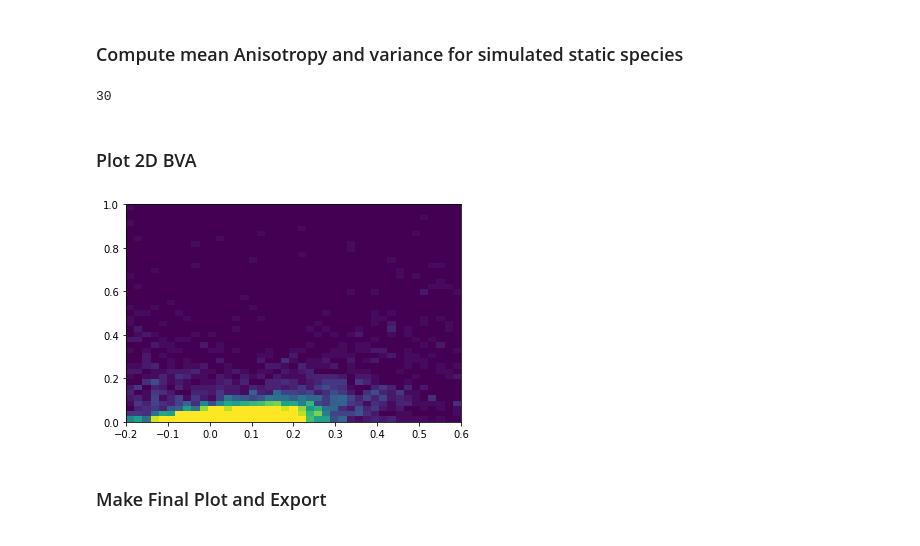
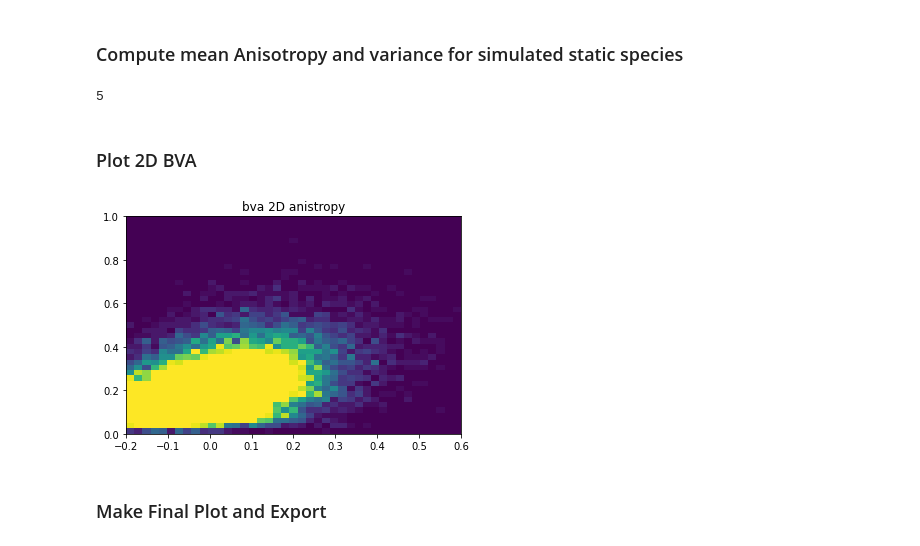
Before and after one commit to SMB-Lab/feda_tools, a Jupyter notebook: notebooks/plot_bva_anisotropy_PTU_v1.ipynb, the cells around one changed output. Saved outputs shown, nothing was run; the diff lists cells and outputs as text; code cells hidden in the pictures.

```diff
--- a/notebooks/plot_bva_anisotropy_PTU_v1.ipynb
+++ b/notebooks/plot_bva_anisotropy_PTU_v1.ipynb
@@ -178,12 +178,12 @@ def average_histogram(
 ## Read single molecule analysis & Correction Parameters
 # %%
 # Load PTU Files
-# file_path = pathlib.Path('//130.127.188.19/projects/FoxP_FKH-DNA/20220314_FoxP1_data_all_NK/20220310_V78C_monomer_NK/V78C_monomer_FoxP1_1hr/burstwise_All 0.2027#30')
-# bid_path = pathlib.Path('//130.127.188.19/projects/FoxP_FKH-DNA/20220314_FoxP1_data_all_NK/20220310_V78C_monomer_NK/V78C_monomer_FoxP1_1hr/burstwise_All 0.2027#30/BIDs_30ph')
+file_path = pathlib.Path('//130.127.188.19/projects/FoxP_FKH-DNA/20220314_FoxP1_data_all_NK/20220310_V78C_monomer_NK/V78C_monomer_FoxP1_1hr/burstwise_All 0.2027#30')
+bid_path = pathlib.Path('//130.127.188.19/projects/FoxP_FKH-DNA/20220314_FoxP1_data_all_NK/20220310_V78C_monomer_NK/V78C_monomer_FoxP1_1hr/burstwise_All 0.2027#30/BIDs_30ph')
 
 ### for testing purposes ###
-file_path = pathlib.Path('C:/Users/2administrator/Documents/source/repos/feda_tools/test data/2022/03_02_22_Troubleshooting_detection_efficiencies/Combined_old_thresholds/burstwise_All 0.2944#60')
-bid_path = pathlib.Path('C:/Users/2administrator/Documents/source/repos/feda_tools/test data/2022/03_02_22_Troubleshooting_detection_efficiencies/Combined_old_thresholds/burstwise_All 0.2944#60/BID/FRET')
+#file_path = pathlib.Path('C:/Users/2administrator/Documents/source/repos/feda_tools/test data/2022/03_02_22_Troubleshooting_detection_efficiencies/Combined_old_thresholds/burstwise_All 0.2944#60')
+#bid_path = pathlib.Path('C:/Users/2administrator/Documents/source/repos/feda_tools/test data/2022/03_02_22_Troubleshooting_detection_efficiencies/Combined_old_thresholds/burstwise_All 0.2944#60/BID/FRET')
 
 if file_path.exists():
     print("The path exists.")
@@ -230,10 +224,10 @@ l2_japan_corr = 1.0 # second japanese correction factor
 ## Calculate MFD Parameters
 # %%
 # calculate Sg/Sr (prompt)
-S_G = df['Green Count Rate (KHz)'] #df['Number of Photons (fit window) (green)']/df['Duration (green) (ms)']
-S_R = df['S prompt red (kHz) | 2-180']
+#S_G = df['Green Count Rate (KHz)'] #df['Number of Photons (fit window) (green)']/df['Duration (green) (ms)']
+#S_R = df['S prompt red (kHz) | 2-180']
 
-df['Sg/Sr (prompt)_Burst'] = S_G/S_R
+#df['Sg/Sr (prompt)_Burst'] = S_G/S_R
 # %% [markdown]
 # Plot Various Burtwise MFD
 # %% [markdown]
@@ -307,7 +302,7 @@ mean_cr = counts_cr @ bins_cr[1:] / np.sum(counts_cr)
 print("Mean Count Rate {:.1f} KHz".format(mean_cr))
 
 # Mean Time for # Number of Photons
-number_of_photons_per_slice = 30 # Change this every run
+number_of_photons_per_slice = 5 # Change this every run
 duration_tw = number_of_photons_per_slice/mean_cr
 print("Duration Time Window {:.3f}".format(duration_tw))
 # %% [output]
@@ -323,20 +318,21 @@ Duration Time Window 2.340
 # %%
 print(number_of_photons_per_slice)
 # %% [output]
-30
+5
 # %% [markdown]
 ### Plot 2D BVA
 # %%
 ###########################################
 ###       Compute BVA Anisotropy        ###
 ###########################################
+plt.title('bva 2D anistropy')
 compute_bva_anisotropy_mean_std(df, number_of_photons_per_slice=number_of_photons_per_slice)
 #df_selected = df[df['Anisotropy Std'] > 0.0]
 [xmin, xmax], [ymin, ymax] = (-0.2, 0.6), (0, 1)
 vmin, vmax = 0.1, 30
 counts, rs_mean_bins, rs_sd_bins, _ = plt.hist2d(df['Anisotropy Mean'], df['Anisotropy Std']**2, range=[[xmin, xmax], [ymin, ymax]], bins=(41, 41), vmin=vmin, vmax=vmax)
 # %% [output]
-[figure, old version]
+[figure, new version]
 # %% [markdown]
 ### Make Final Plot and Export
 # %%
```
Also changed, not shown: parts of 11 cells of this notebook, 2 other files.
